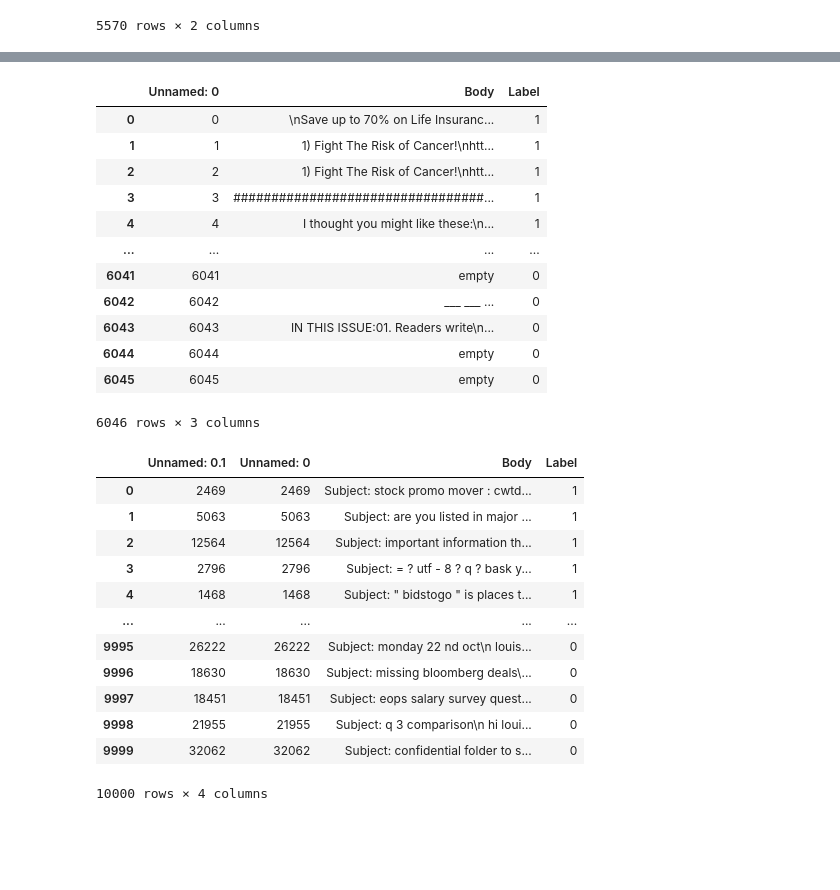
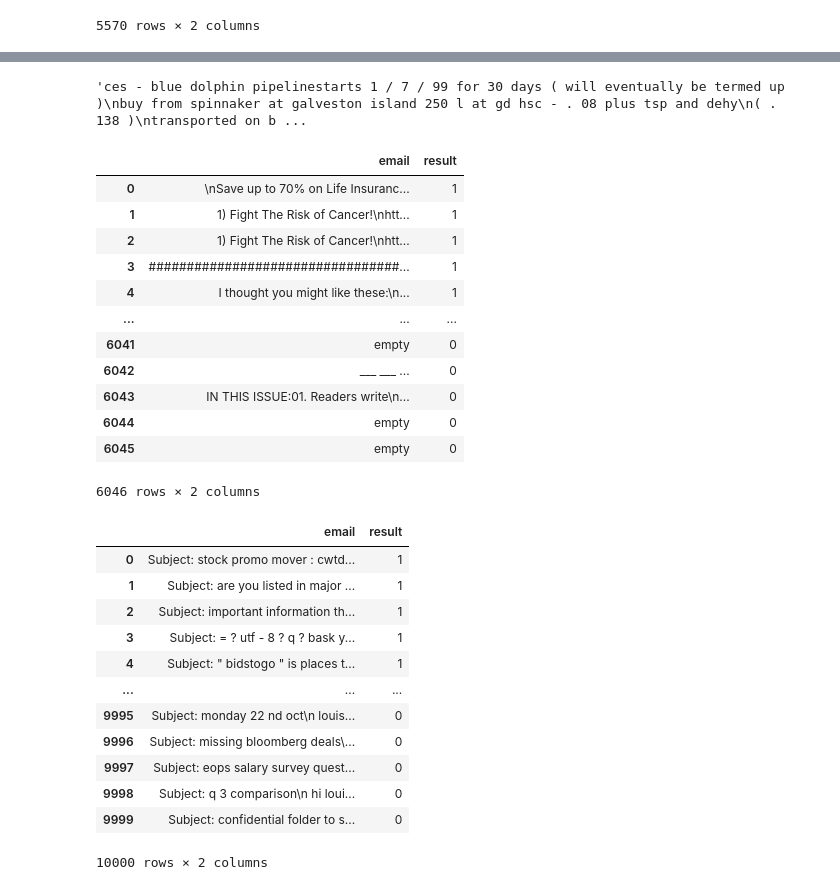
Before and after one commit to code-legand/spam_filter, a Jupyter notebook: data_extract.ipynb, the cells around one changed output, grey strips where cells are left out. Saved outputs shown, nothing was run; the diff lists cells and outputs as text; code cells hidden in the pictures; blank space fills up the shorter version.

```diff
--- a/data_extract.ipynb
+++ b/data_extract.ipynb
@@ -187,38 +231,44 @@ df11
+# %%
+df11['email'][101]
+# %% [output]
+'ces - blue dolphin pipelinestarts 1 / 7 / 99 for 30 days ( will eventually be termed up )\nbuy from spinnaker at galveston island 250 l at gd hsc - . 08 plus tsp and dehy\n( . 138 )\ntransported on b ...
 # %%
 df12=pd.read_csv(file12)
-# df12.columns=columns
+df12=df12[['Body', 'Label']]
+df12.columns=columns
 df12
 # %% [output]
-|  | Unnamed: 0 | Body | Label |
-| 0 | 0 | \nSave up to 70% on Life Insuranc... | 1 |
-| 1 | 1 | 1) Fight The Risk of Cancer!\nhtt... | 1 |
-| 2 | 2 | 1) Fight The Risk of Cancer!\nhtt... | 1 |
-| 3 | 3 | #################################... | 1 |
-| 4 | 4 | I thought you might like these:\n... | 1 |
-| ... | ... | ... | ... |
-| 6041 | 6041 | empty | 0 |
-| 6042 | 6042 | ___ ___ ... | 0 |
-| 6043 | 6043 | IN THIS ISSUE:01. Readers write\n... | 0 |
-| 6044 | 6044 | empty | 0 |
-| 6045 | 6045 | empty | 0 |
+|  | email | result |
+| 0 | \nSave up to 70% on Life Insuranc... | 1 |
+| 1 | 1) Fight The Risk of Cancer!\nhtt... | 1 |
+| 2 | 1) Fight The Risk of Cancer!\nhtt... | 1 |
+| 3 | #################################... | 1 |
+| 4 | I thought you might like these:\n... | 1 |
+| ... | ... | ... |
+| 6041 | empty | 0 |
+| 6042 | ___ ___ ... | 0 |
+| 6043 | IN THIS ISSUE:01. Readers write\n... | 0 |
+| 6044 | empty | 0 |
+| 6045 | empty | 0 |
-6046 rows × 3 columns
+6046 rows × 2 columns
 # %%
 df13=pd.read_csv(file13)
-# df13.columns=columns
+df13=df13[['Body', 'Label']]
+df13.columns=columns
 df13
 # %% [output]
-|  | Unnamed: 0.1 | Unnamed: 0 | Body | Label |
-| 0 | 2469 | 2469 | Subject: stock promo mover : cwtd... | 1 |
-| 1 | 5063 | 5063 | Subject: are you listed in major ... | 1 |
-| 2 | 12564 | 12564 | Subject: important information th... | 1 |
-| 3 | 2796 | 2796 | Subject: = ? utf - 8 ? q ? bask y... | 1 |
-| 4 | 1468 | 1468 | Subject: " bidstogo " is places t... | 1 |
-| ... | ... | ... | ... | ... |
-| 9995 | 26222 | 26222 | Subject: monday 22 nd oct\n louis... | 0 |
-| 9996 | 18630 | 18630 | Subject: missing bloomberg deals\... | 0 |
-| 9997 | 18451 | 18451 | Subject: eops salary survey quest... | 0 |
-| 9998 | 21955 | 21955 | Subject: q 3 comparison\n hi loui... | 0 |
-| 9999 | 32062 | 32062 | Subject: confidential folder to s... | 0 |
+|  | email | result |
+| 0 | Subject: stock promo mover : cwtd... | 1 |
+| 1 | Subject: are you listed in major ... | 1 |
+| 2 | Subject: important information th... | 1 |
+| 3 | Subject: = ? utf - 8 ? q ? bask y... | 1 |
+| 4 | Subject: " bidstogo " is places t... | 1 |
+| ... | ... | ... |
+| 9995 | Subject: monday 22 nd oct\n louis... | 0 |
+| 9996 | Subject: missing bloomberg deals\... | 0 |
+| 9997 | Subject: eops salary survey quest... | 0 |
+| 9998 | Subject: q 3 comparison\n hi loui... | 0 |
+| 9999 | Subject: confidential folder to s... | 0 |
-10000 rows × 4 columns
+10000 rows × 2 columns
 # %%
 df14=pd.read_csv(file14)
```
Also changed, not shown: parts of 24 cells of this notebook, 3 other files.
